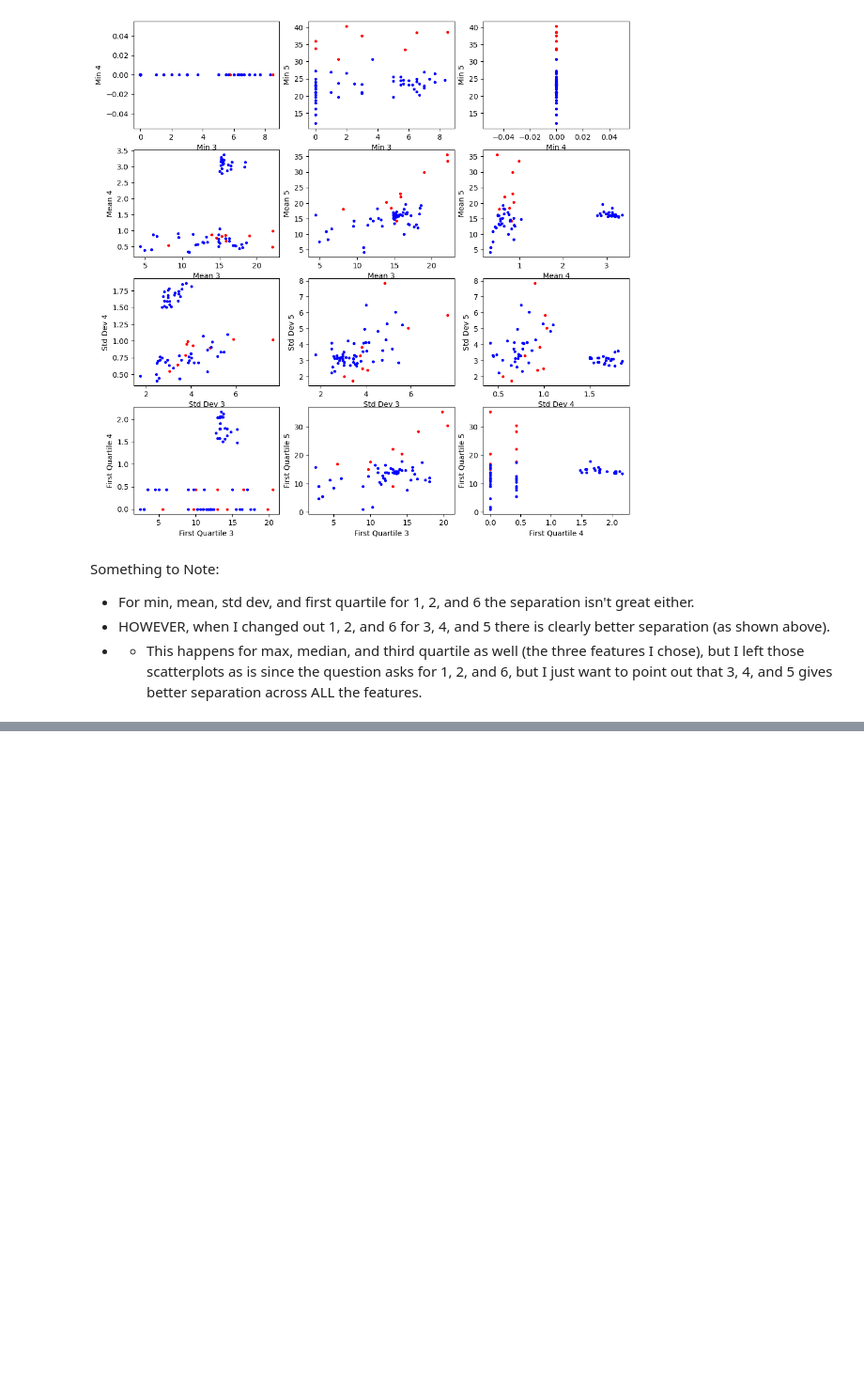
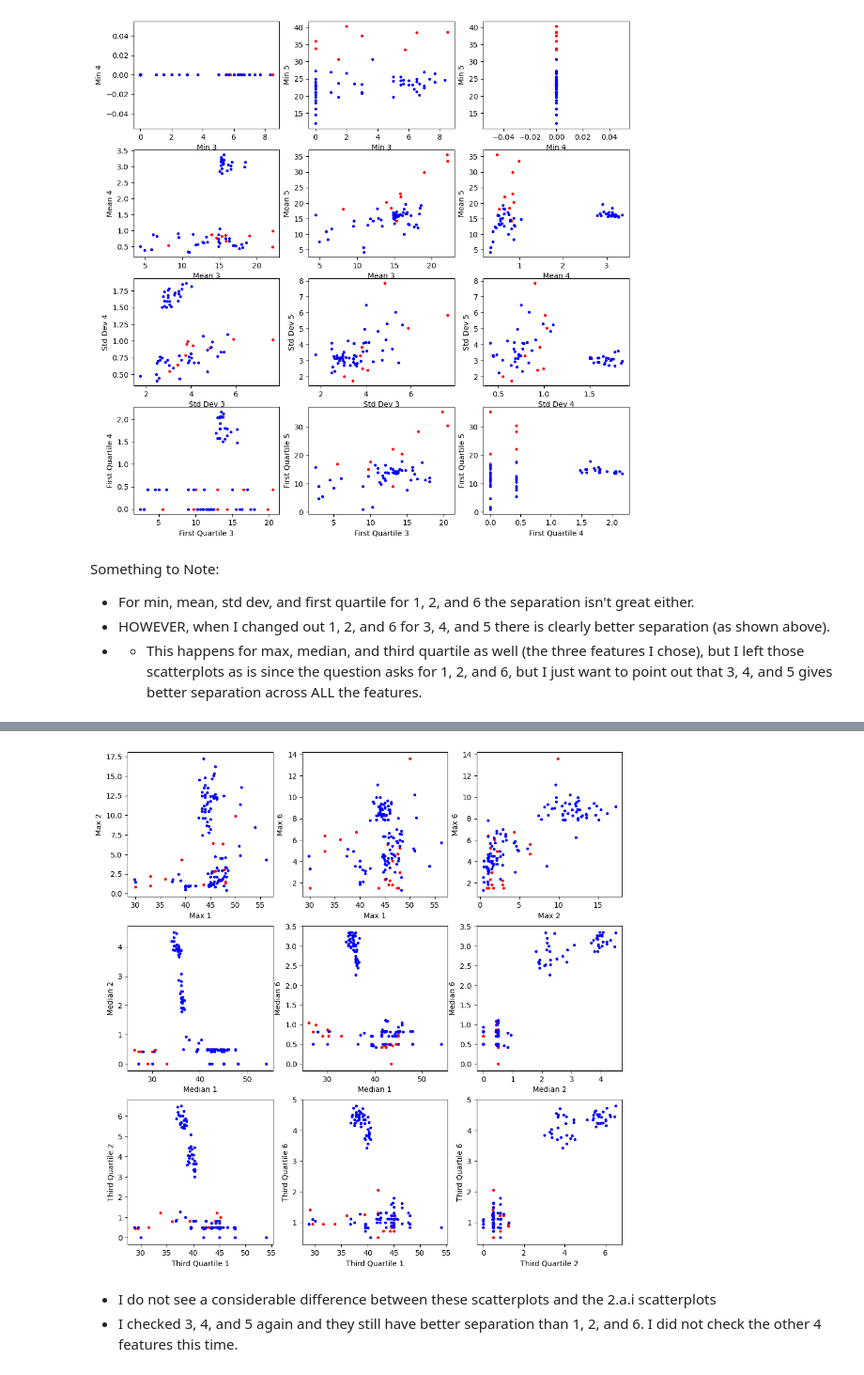
Before and after one commit to brynndafoe02/dsci552_summer2026, a Jupyter notebook: Dafoe_Brynn_HW4/notebook/Dafoe_Brynn_HW4.ipynb, the cells around one changed output, grey strips where cells are left out. Shown at 94% size. Cells and saved outputs as stored; diff of their text form; code cells hidden in the pictures; blank space fills up the shorter version.

```diff
--- a/Dafoe_Brynn_HW4/notebook/Dafoe_Brynn_HW4.ipynb
+++ b/Dafoe_Brynn_HW4/notebook/Dafoe_Brynn_HW4.ipynb
@@ -387,0 +413,20 @@ Something to Note:
+# %%
+training_features_halves = []
+# 138 rows x 42 columns
+
+for dirfile3, its_df3 in training_dfs_halves.items():
+    c_instance = {}
+    c_instance["dirfile_name"] = dirfile3 # to keep track of where the numbers are coming from
+
+    for k, c_column in enumerate(columns_six, start=1):
+        c_instance[f"min_{k}"] = its_df3[c_column].min()
+        c_instance[f"max_{k}"] = its_df3[c_column].max()
+        c_instance[f"mean_{k}"] = its_df3[c_column].mean()
+        c_instance[f"median_{k}"] = its_df3[c_column].median()
+        c_instance[f"std_dev_{k}"] = its_df3[c_column].std()
+        c_instance[f"first_quart_{k}"] = its_df3[c_column].quantile(0.25)
+        c_instance[f"third_quart_{k}"] = its_df3[c_column].quantile(0.75)
+
+    training_features_halves.append(c_instance)
+
+train_feat_halves_df = pd.DataFrame(training_features_halves)
@@ -387,0 +466,59 @@ Something to Note:
+# %%
+fig, axes = plt.subplots(3, 3, figsize = (12, 12))
+# Bending = Red
+# Other = Blue
+
+# Max Scatterplots -> First Row
+axes[0, 0].scatter(max_1s_break["bending"], max_2s_break["bending"], c = "red", s=8)
+axes[0, 0].scatter(max_1s_break["other"], max_2s_break["other"], c = "blue", s=8)
+axes[0, 0].set_xlabel("Max 1")
+axes[0, 0].set_ylabel("Max 2")
+
+axes[0, 1].scatter(max_1s_break["bending"], max_6s_break["bending"], c = "red", s=8)
+axes[0, 1].scatter(max_1s_break["other"], max_6s_break["other"], c = "blue", s=8)
+axes[0, 1].set_xlabel("Max 1")
+axes[0, 1].set_ylabel("Max 6")
+
+axes[0, 2].scatter(max_2s_break["bending"], max_6s_break["bending"], c = "red", s=8)
+axes[0, 2].scatter(max_2s_break["other"], max_6s_break["other"], c = "blue", s=8)
+axes[0, 2].set_xlabel("Max 2")
+axes[0, 2].set_ylabel("Max 6")
+
+# Median Scatterplots -> Second Row
+axes[1, 0].scatter(median_1s_break["bending"], median_2s_break["bending"], c = "red", s=8)
+axes[1, 0].scatter(median_1s_break["other"], median_2s_break["other"], c = "blue", s=8)
+axes[1, 0].set_xlabel("Median 1")
+axes[1, 0].set_ylabel("Median 2")
+
+axes[1, 1].scatter(median_1s_break["bending"], median_6s_break["bending"], c = "red", s=8)
+axes[1, 1].scatter(median_1s_break["other"], median_6s_break["other"], c = "blue", s=8)
+axes[1, 1].set_xlabel("Median 1")
+axes[1, 1].set_ylabel("Median 6")
+
+axes[1, 2].scatter(median_2s_break["bending"], median_6s_break["bending"], c = "red", s=8)
+axes[1, 2].scatter(median_2s_break["other"], median_6s_break["other"], c = "blue", s=8)
+axes[1, 2].set_xlabel("Median 2")
+axes[1, 2].set_ylabel("Median 6")
+
+# Third Quartile Scatterplots -> Third Row
+axes[2, 0].scatter(thirdQ_1s_break["bending"], thirdQ_2s_break["bending"], c = "red", s=8)
+axes[2, 0].scatter(thirdQ_1s_break["other"], thirdQ_2s_break["other"], c = "blue", s=8)
+axes[2, 0].set_xlabel("Third Quartile 1")
+axes[2, 0].set_ylabel("Third Quartile 2")
+
+axes[2, 1].scatter(thirdQ_1s_break["bending"], thirdQ_6s_break["bending"], c = "red", s=8)
+axes[2, 1].scatter(thirdQ_1s_break["other"], thirdQ_6s_break["other"], c = "blue", s=8)
+axes[2, 1].set_xlabel("Third Quartile 1")
+axes[2, 1].set_ylabel("Third Quartile 6")
+
+axes[2, 2].scatter(thirdQ_2s_break["bending"], thirdQ_6s_break["bending"], c = "red", s=8)
+axes[2, 2].scatter(thirdQ_2s_break["other"], thirdQ_6s_break["other"], c = "blue", s=8)
+axes[2, 2].set_xlabel("Third Quartile 2")
+axes[2, 2].set_ylabel("Third Quartile 6")
+
+plt.show()
+# %% [output]
+[figure, added]
+# %% [markdown]
+- I do not see a considerable difference between these scatterplots and the 2.a.i scatterplots
+- I checked 3, 4, and 5 again and they still have better separation than 1, 2, and 6. I did not check the other 4 features this time.
```
Also changed, not shown: parts of 3 cells of this notebook.
